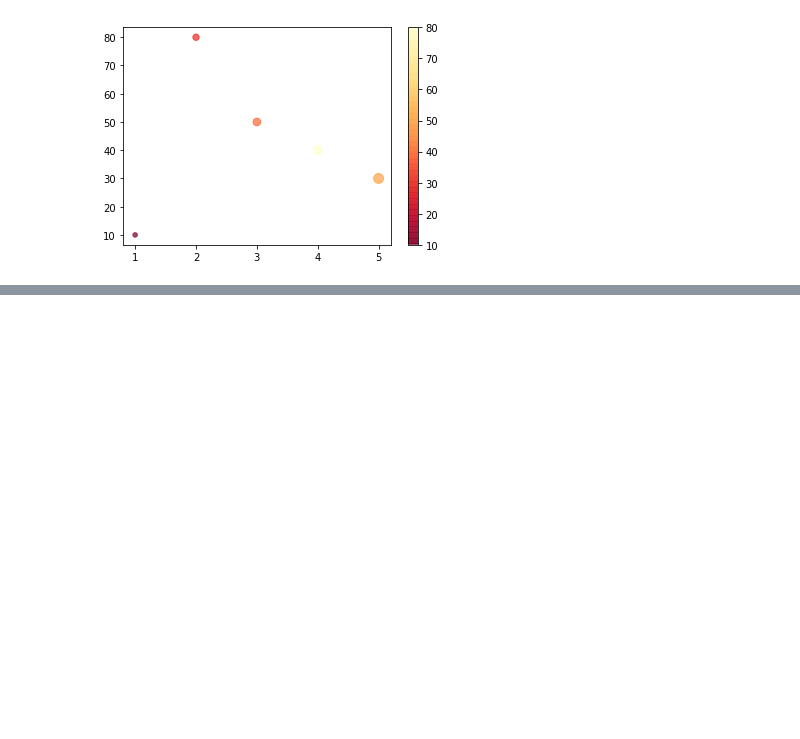
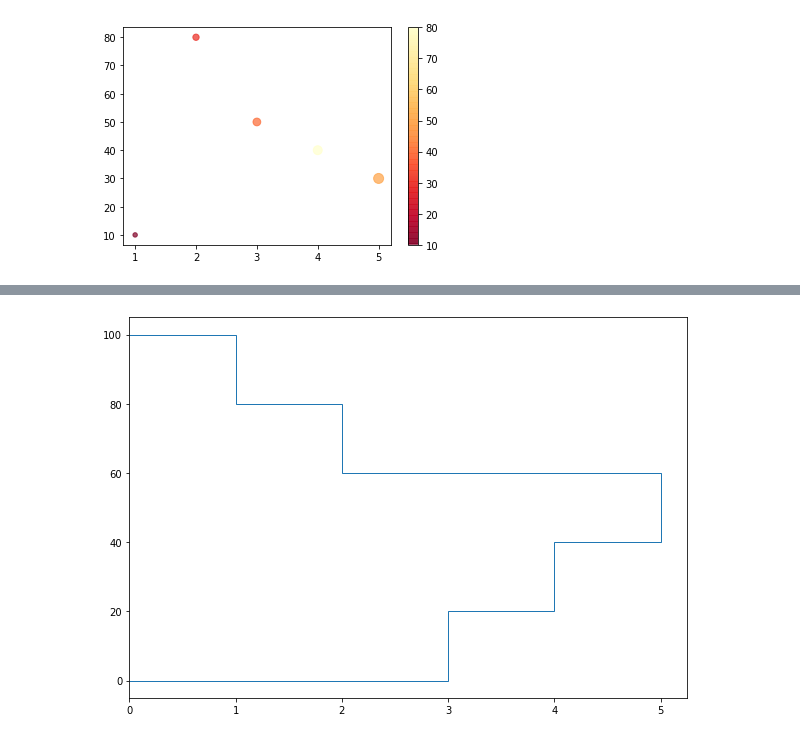
Before and after one commit to erdarshilai/Python, a Jupyter notebook: ch-9.ipynb, the cells around one changed output, grey strips where cells are left out. Cells and saved outputs as stored; diff of their text form; code cells hidden in the pictures; blank space fills up the shorter version.

```diff
--- a/ch-9.ipynb
+++ b/ch-9.ipynb
@@ -674,0 +684,8 @@ plt.show()
+# %%
+#HISTOGRAM
+a=np.array([22,87,5,43,56,73,55,54,11,20,51,5,79,31,27])
+plt.figure(figsize=(10,7))
+plt.hist(a,bins=[0,20,40,60,80,100],orientation='horizontal',histtype='step')
+plt.show()
+# %% [output]
+[figure, added]
```
Also changed, not shown: parts of 6 cells of this notebook.
